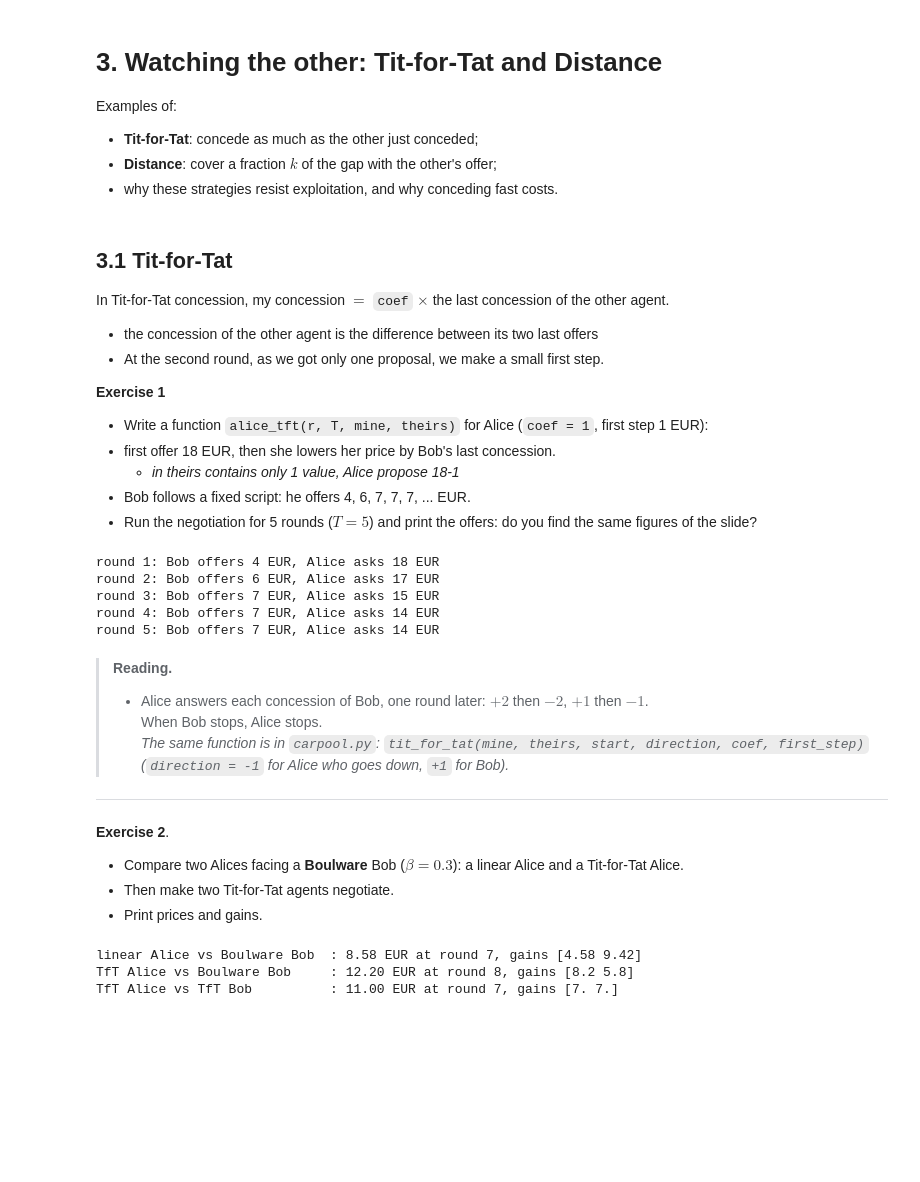
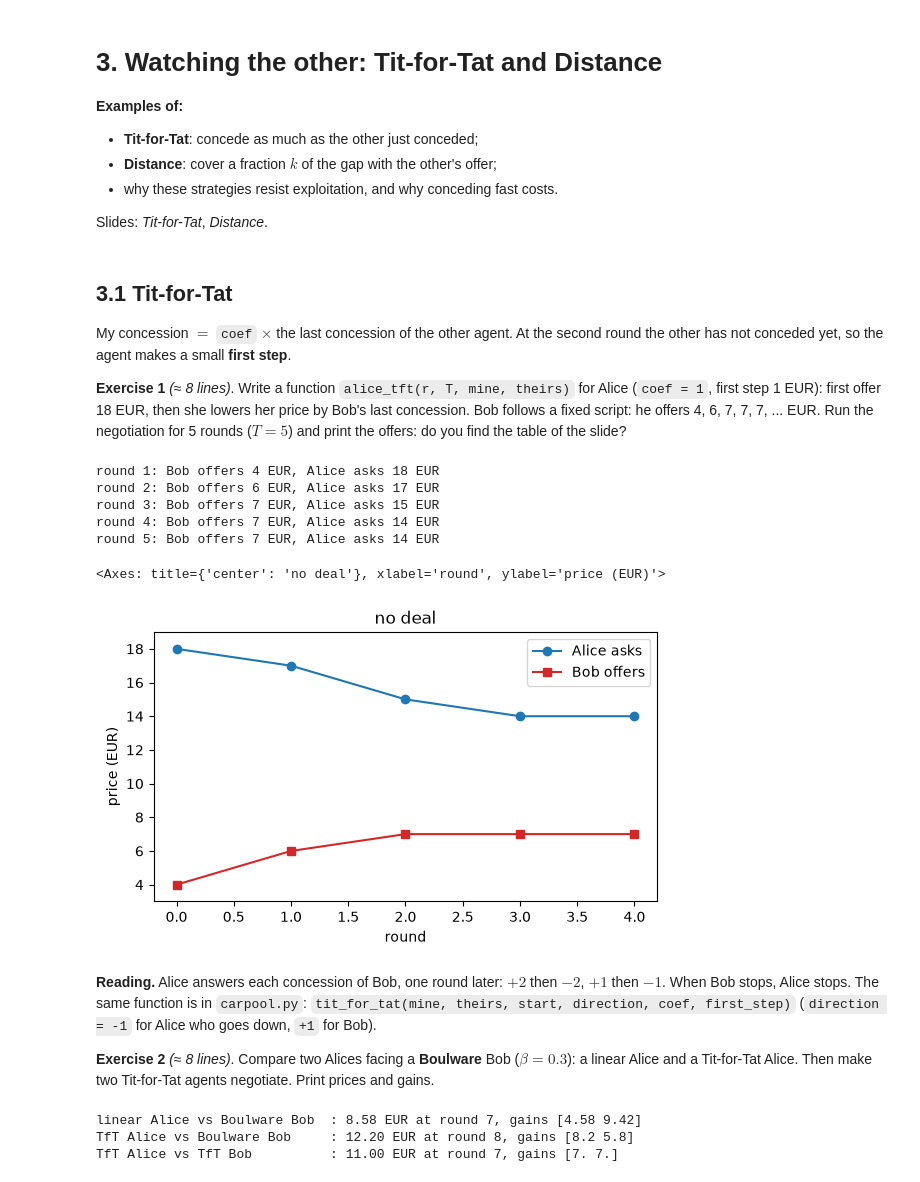
Before and after one commit to EmmanuelADAM/IntelligenceArtificiellePython, a Jupyter notebook: gameTheory/carpool-agents-book/03_tit_for_tat_distance.ipynb, the cells around one changed output. Saved outputs shown, nothing was run; the diff lists cells and outputs as text; code cells hidden in the pictures; blank space fills up the shorter version.

```diff
--- a/gameTheory/carpool-agents-book/03_tit_for_tat_distance.ipynb
+++ b/gameTheory/carpool-agents-book/03_tit_for_tat_distance.ipynb
@@ -1,11 +1,13 @@
 # %% [markdown]
 # 3. Watching the other: Tit-for-Tat and Distance
 
-Examples of:
+**Examples of:**
 
 - **Tit-for-Tat**: concede as much as the other just conceded;
 - **Distance**: cover a fraction $k$ of the gap with the other's offer;
 - why these strategies resist exploitation, and why conceding fast costs.
+
+Slides: *Tit-for-Tat*, *Distance*.
 # %%
 import numpy as np
 import matplotlib.pyplot as plt
@@ -13,16 +15,9 @@ from carpool import *
 # %% [markdown]
 ## 3.1 Tit-for-Tat
 
-In Tit-for-Tat concession, my concession $=$ `coef` $\times$ the last concession of the other agent.
- - the concession of the other agent is the difference between its two last offers
- - At the second round, as we got only one proposal, we make a small first step.
+My concession $=$ `coef` $\times$ the last concession of the other agent. At the second round the other has not conceded yet, so the agent makes a small **first step**.
 
-**Exercise 1**
-- Write a function `alice_tft(r, T, mine, theirs)` for Alice (`coef = 1`, first step 1 EUR):
- - first offer 18 EUR, then she lowers her price by Bob's last concession.
-    - *in theirs contains only 1 value, Alice propose 18-1*
- - Bob follows a fixed script: he offers 4, 6, 7, 7, 7, ... EUR.
-- Run the negotiation for 5 rounds ($T = 5$) and print the offers: do you find the same figures of the slide?
+**Exercise 1** *(≈ 8 lines)*. Write a function `alice_tft(r, T, mine, theirs)` for Alice (`coef = 1`, first step 1 EUR): first offer 18 EUR, then she lowers her price by Bob's last concession. Bob follows a fixed script: he offers 4, 6, 7, 7, 7, ... EUR. Run the negotiation for 5 rounds ($T = 5$) and print the offers: do you find the table of the slide?
 # %%
 # Exercise 1: your code here
 # %%
@@ -36,18 +40,15 @@ round 2: Bob offers 6 EUR, Alice asks 17 EUR
 round 3: Bob offers 7 EUR, Alice asks 15 EUR
 round 4: Bob offers 7 EUR, Alice asks 14 EUR
 round 5: Bob offers 7 EUR, Alice asks 14 EUR
+# %%
+show(res)
+# %% [output]
+<Axes: title={'center': 'no deal'}, xlabel='round', ylabel='price (EUR)'>
+[figure, added]
 # %% [markdown]
-> **Reading.**
-> - Alice answers each concession of Bob, one round later: $+2$ then $-2$, $+1$ then $-1$.
-> When Bob stops, Alice stops.
-> *The same function is in `carpool.py`: `tit_for_tat(mine, theirs, start, direction, coef, first_step)` (`direction = -1` for Alice who goes down, `+1` for Bob).*
+**Reading.** Alice answers each concession of Bob, one round later: $+2$ then $-2$, $+1$ then $-1$. When Bob stops, Alice stops. The same function is in `carpool.py`: `tit_for_tat(mine, theirs, start, direction, coef, first_step)` (`direction = -1` for Alice who goes down, `+1` for Bob).
 
----
-
-**Exercise 2**.
-- Compare two Alices facing a **Boulware** Bob ($\beta = 0.3$): a linear Alice and a Tit-for-Tat Alice.
-- Then make two Tit-for-Tat agents negotiate.
-- Print prices and gains.
+**Exercise 2** *(≈ 8 lines)*. Compare two Alices facing a **Boulware** Bob ($\beta = 0.3$): a linear Alice and a Tit-for-Tat Alice. Then make two Tit-for-Tat agents negotiate. Print prices and gains.
 # %%
 # Exercise 2: your code here
 # %%
```
Also changed, not shown: parts of 7 cells of this notebook, 4 other files.
